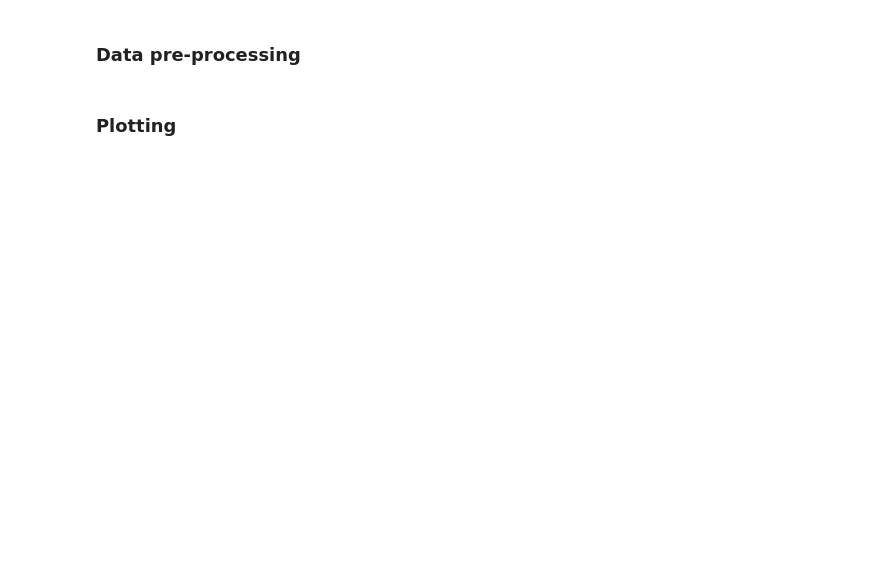
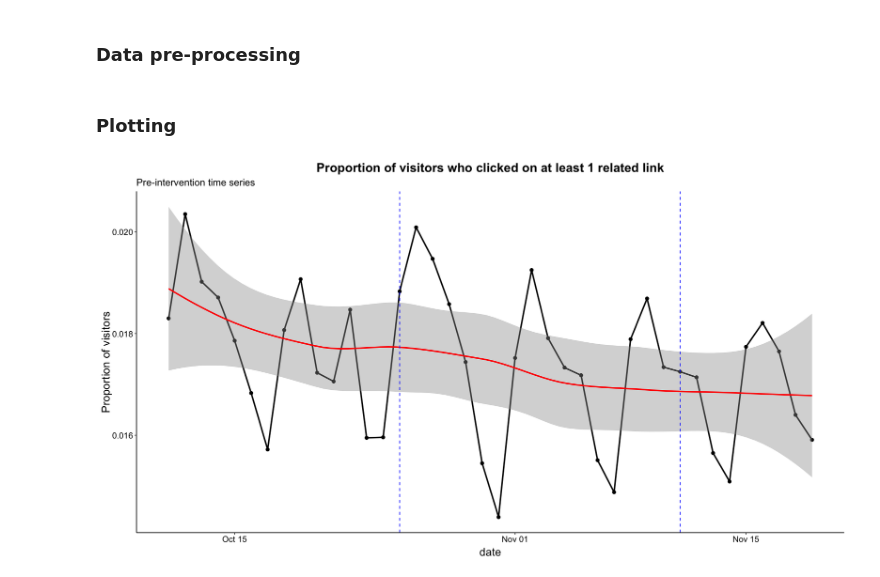
Before and after one commit to alphagov/govuk_ab_analysis, a Jupyter notebook: notebooks/2021_tests/Explore_pretest_timeseries.ipynb, the cells around one changed output. Saved outputs shown, nothing was run; the diff lists cells and outputs as text; code cells hidden in the pictures; blank space fills up the shorter version.

```diff
--- a/notebooks/2021_tests/Explore_pretest_timeseries.ipynb
+++ b/notebooks/2021_tests/Explore_pretest_timeseries.ipynb
@@ -61,7 +61,7 @@ theme_custom <- theme(plot.title = element_text(face = "bold", hjust = 0.5, size
 # %%
 #billing <- "govuk-xgov" # replace this with your project ID
 project = "govuk-bigquery-analytics"
-sql <- "SELECT * FROM `govuk-bigquery-analytics.datascience.related_links_20211023_20211119_pre_test_data`"
+sql <- "SELECT * FROM `govuk-bigquery-analytics.datascience.related_links_20211011_20211119_pre_test_data`"
 
 tb <- bq_table_download(bq_project_query(project, sql))
 # %%
@@ -95,6 +115,7 @@ plot_timeseries <- function(data, ts_var="", title="", x_title=""){
     #geom_smooth(method="lm", colour="blue") +
     geom_smooth(method = "loess", formula=y~x, colour="red", se=TRUE) +
     geom_vline(aes(xintercept = as.Date("20211111", "%Y%m%d")), col="blue", linetype=2) +
+    geom_vline(aes(xintercept = as.Date("20211025", "%Y%m%d")), col="blue", linetype=2) +
     labs(
         title = title,
         subtitle = "Pre-intervention time series") +
@@ -104,8 +125,10 @@ plot_timeseries <- function(data, ts_var="", title="", x_title=""){
 # %%
 plot_timeseries(data=tb,
                ts_var="pc_visitors_used_rl",
-               title="Percentage of visitors who clicked on at least 1 related link",
-               x_title="% of visitors")
+               title="Proportion of visitors who clicked on at least 1 related link",
+               x_title="Proportion of visitors")
+# %% [output]
+[figure, added]
 # %%
 plot_timeseries(data=tb,
                ts_var="pc_visitors_that_clicked_navigation",
```
Also changed, not shown: parts of 18 cells of this notebook.
